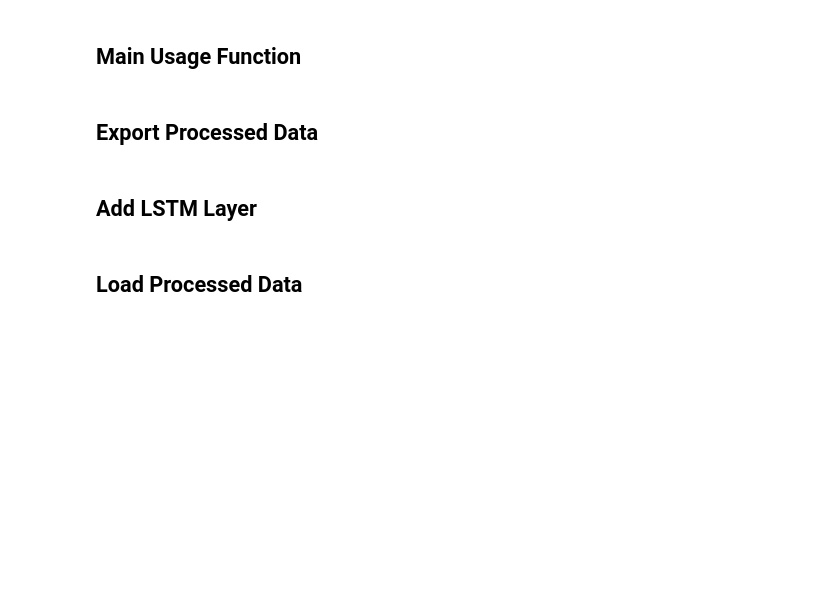
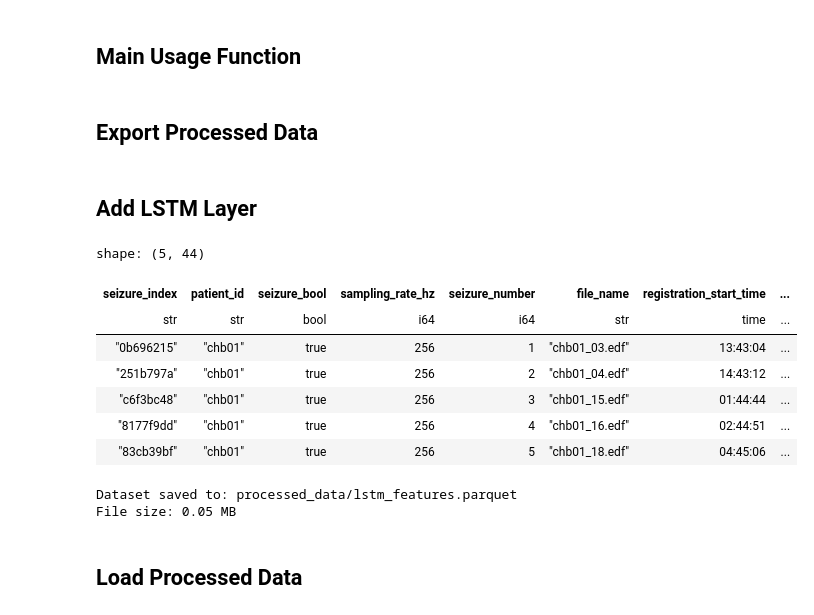
Before and after one commit to bonesclarke/epilepsy_data_exploration, a Jupyter notebook: polars-data-processing-pipeline.ipynb, the cells around one changed output. Cells and saved outputs as stored; diff of their text form; code cells hidden in the pictures; blank space fills up the shorter version.

```diff
--- a/polars-data-processing-pipeline.ipynb
+++ b/polars-data-processing-pipeline.ipynb
@@ -1769,7 +1770,7 @@ def build_lstm_layer(seizures_df, patients_df,
                 raw = mne.io.read_raw_edf(str(edf_path), preload=True, verbose=False)
 
                 # Apply bandpass filter
-                raw.filter(0.4, 50, fir_design='firwin', verbose=False)
+                raw.filter(0.1, 100, fir_design='firwin', verbose=False)
 
                 # Get data
                 sfreq = raw.info['sfreq']
@@ -1779,13 +1780,23 @@ def build_lstm_layer(seizures_df, patients_df,
                 seizure_data = seizure_raw.get_data()
 
                 # Process EDF and extract features - pass the entire row as dict
-                lstm_features = extract_lstm_features(
+                lstm_one_second_features = extract_lstm_features(
                                         seizure_data,
                                         sfreq,
                                         window_size=1.0,
                                         batch_size=64,
-                                        num_layers=6)
-                record.update(lstm_features)
+                                        num_layers=4,
+                                        prefix='one_second')
+                record.update(lstm_one_second_features)
+
+                lstm_one_millisecond_features = extract_lstm_features(
+                                        seizure_data,
+                                        sfreq,
+                                        window_size=0.1,
+                                        batch_size=64,
+                                        num_layers=4,
+                                        prefix='one_millisecond')
+                record.update(lstm_one_millisecond_features)
             except Exception as e:
                 print(f"Error processing {edf_path}: {e}")
 
@@ -1800,15 +1811,27 @@ def build_lstm_layer(seizures_df, patients_df,
     return lstm_df
 # %%
 # LSTM usage
-#lstm_df = build_lstm_layer(
-#                        seizures_df,
-#                        patients_df,
-#                        data_root_paths=['data/siena_scalp', 'data/chb-mit'])
+lstm_df = build_lstm_layer(
+                        seizures_df,
+                        patients_df,
+                        data_root_paths=['data/siena_scalp', 'data/chb-mit'])
 # %%
-#lstm_df.head()
+lstm_df.head()
+# %% [output]
+shape: (5, 44)
+| seizure_index | patient_id | seizure_bool | sampling_rate_hz | seizure_number | file_name | registration_start_time | ... |
+| str | str | bool | i64 | i64 | str | time | ... |
+| "0b696215" | "chb01" | true | 256 | 1 | "chb01_03.edf" | 13:43:04 | ... |
+| "251b797a" | "chb01" | true | 256 | 2 | "chb01_04.edf" | 14:43:12 | ... |
+| "c6f3bc48" | "chb01" | true | 256 | 3 | "chb01_15.edf" | 01:44:44 | ... |
+| "8177f9dd" | "chb01" | true | 256 | 4 | "chb01_16.edf" | 02:44:51 | ... |
+| "83cb39bf" | "chb01" | true | 256 | 5 | "chb01_18.edf" | 04:45:06 | ... |
 # %%
 # save LSTM features to parquet
-#save_to_parquet(lstm_df, output_path='processed_data/lstm_features.parquet')
+save_to_parquet(lstm_df, output_path='processed_data/lstm_features.parquet')
+# %% [output]
+Dataset saved to: processed_data/lstm_features.parquet
+File size: 0.05 MB
 # %% [markdown]
 ## Load Processed Data
 # %%
```
Also changed, not shown: parts of 8 cells of this notebook, 9 other files.
